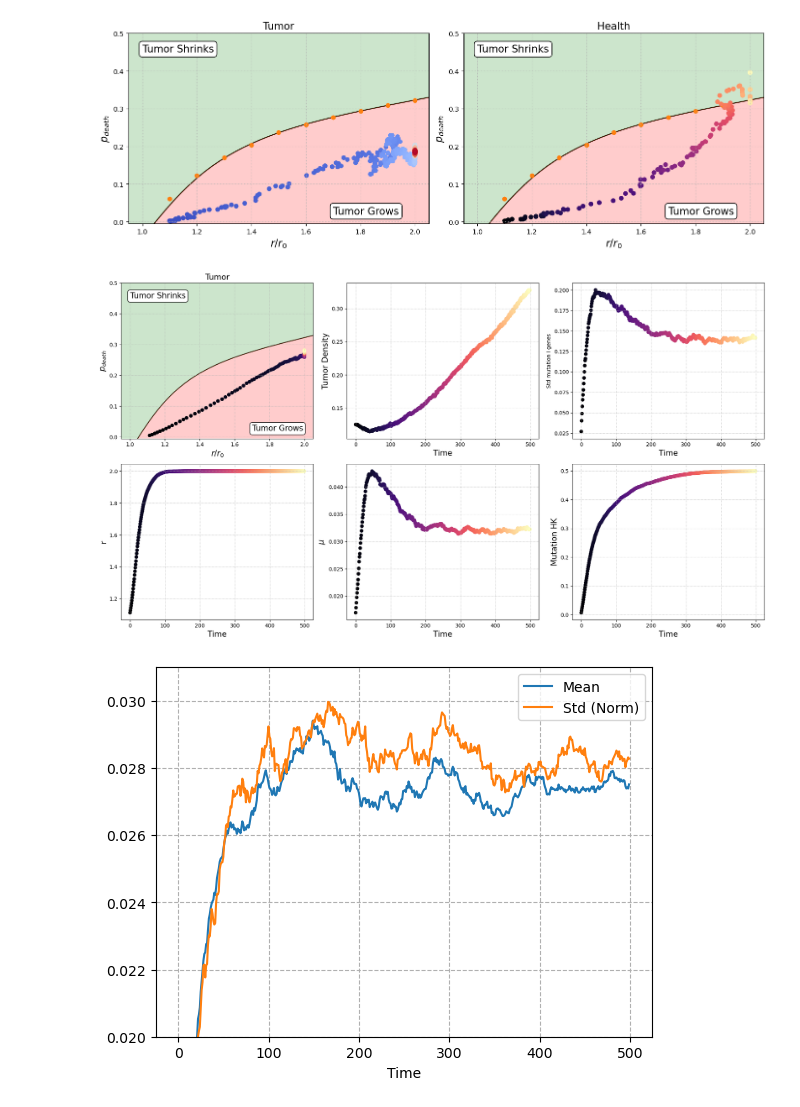
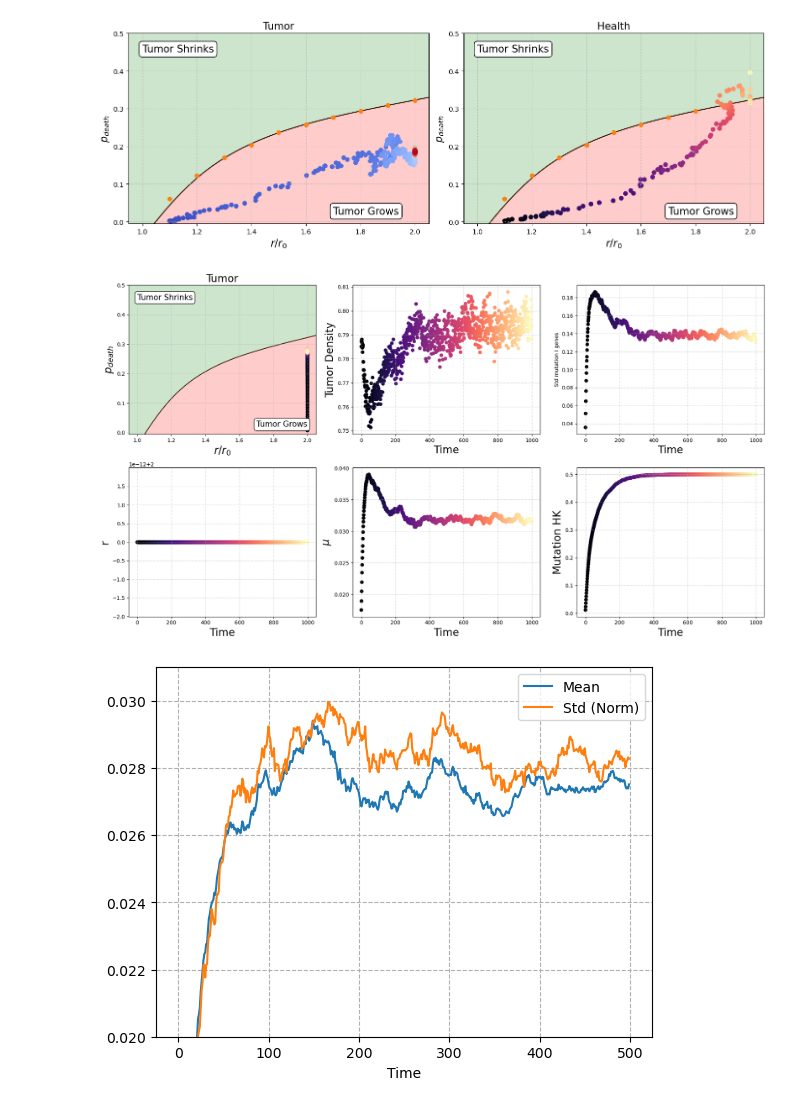
Before and after one commit to francescozambelli/CancerEvo, a Jupyter notebook: analysis.ipynb, the cells around one changed output. Cells and saved outputs as stored; diff of their text form; code cells hidden in the pictures.

```diff
--- a/analysis.ipynb
+++ b/analysis.ipynb
@@ -59,11 +36,0 @@ plt.tight_layout()
-# %%
-_,ax=plt.subplots(2,2,figsize=(8,8))
-ax = ax.flatten()
-sns.heatmap(I_mat, cmap="viridis", ax=ax[0], cbar=False, vmin=0, vmax=1)
-sns.heatmap(O_mat, cmap="viridis", ax=ax[1], cbar=False, vmin=0, vmax=1)
-sns.heatmap(S_mat, cmap="viridis", ax=ax[2], cbar=False, vmin=0, vmax=1)
-sns.heatmap(HK_mat, cmap="viridis", ax=ax[3], cbar=False, vmin=0, vmax=1)
-[axi.set_xticks([]) for axi in ax]
-[axi.set_yticks([]) for axi in ax]
-[axi.set_title(tit, fontweight="bold") for axi,tit in zip(ax,["I","O","S","HK"])]
-plt.tight_layout()
@@ -384,7 +222,8 @@ plt.show()
 def dyn_state(r,r0,mu,k,N):
     return r/r0, (1-(1-mu)**(2*k*N)*(1-mu**2)**(N*(1-2*k)))
 # %%
+### Data on phase diagram ###
+
 r_prop_list = [1.0, 1.1, 1.2, 1.3, 1.4, 1.5, 1.6, 1.7, 1.8, 1.9, 2.0]
-results = [-0.6101874390439277, 0.6226682669930774, 1.2917773010287472, 1.8387745389776091, 2.2434712898547584, 2.660774128739252, 2.9356429157955044, 3.1821620335205547, 3.4130647650803505, 3.625270864316522, 3.8084414875435573]
-results = np.array(results)
+results = np.array([-0.6101874390439277, 0.6226682669930774, 1.2917773010287472, 1.8387745389776091, 2.2434712898547584, 2.660774128739252, 2.9356429157955044, 3.1821620335205547, 3.4130647650803505, 3.625270864316522, 3.8084414875435573])
 p_die_data = [(1-(1-m*1e-2)**(10)) for m in results]
@@ -498,11 +327,14 @@ k = np.concatenate([k,k_1,k_2,k_3])
 t = np.concatenate([t,t_1,t_2,t_3])
 """
 # %%
-rs = np.loadtxt("../Data/CancerEvo/single/4_r_1.txt")
-mus = np.loadtxt("../Data/CancerEvo/single/4_m_1.txt")
-k = np.loadtxt("../Data/CancerEvo/single/4_k_1.txt")
-t = np.loadtxt("../Data/CancerEvo/single/4_t_1.txt")
-mstd = np.loadtxt("../Data/CancerEvo/single/4_mstd_1.txt")
+#### Study of dynamics ####
+###########################
+
+rs = np.loadtxt("../Data/CancerEvo/single/r_full.txt")
+mus = np.loadtxt("../Data/CancerEvo/single/m_full.txt")
+k = np.loadtxt("../Data/CancerEvo/single/k_full.txt")
+t = np.loadtxt("../Data/CancerEvo/single/t_full.txt")
+mstd = np.loadtxt("../Data/CancerEvo/single/mstd_full.txt")
 
 p_die = [(1-(1-m)**(10)) for m in mus]
 r0=2e-1
@@ -513,48 +345,48 @@ spl = make_smoothing_spline(r_prop_list, p_die_data, lam=0.001)
 x_new = np.linspace(0.8,2.2,50)
 ax[0].plot(x_new, spl(x_new), color="k", zorder=0)
 ax[0].fill_between(x_new, spl(x_new),max(spl(x_new))*1.5, alpha=0.2, color="green")
 ax[0].fill_between(x_new, -1, spl(x_new), alpha=0.2, color="red")
 
 points = np.array([dyn_state(r=r, r0=r0, mu=mu, k=k, N=N) for r,mu,k in zip(rs,mus,k)])
 ax[0].scatter(*points.T, c=np.linspace(0,1,len(points)), cmap="magma", label="Tumor")
 
 ax[1].scatter(np.arange(len(t)), t, c=np.arange(len(t)), cmap="magma", zorder=0)
 #ax[2].scatter(np.arange(len(t)), [spl(rsi/r0)-p_d for rsi,p_d in zip(rs, points[:,1])], c=np.arange(len(t)), cmap="magma", zorder=0)
 #ax[2].hlines(0,0,len(t), color="red", ls="--")
 ax[2].scatter(np.arange(len(t)), mstd, c=np.arange(len(t)), cmap="magma", zorder=0)
 ax[3].scatter(np.arange(len(t)), rs/r0, c=np.arange(len(t)), cmap="magma", zorder=0)
 ax[4].scatter(np.arange(len(t)), mus, c=np.arange(len(t)), cmap="magma", zorder=0)
 ax[5].scatter(np.arange(len(t)), k, c=np.arange(len(t)), cmap="magma", zorder=0)
 
 
-
-ax[0].set_xlabel(r"$r/r_0$", fontsize=15)
-ax[0].set_ylabel(r"$p_{death}$", fontsize=15)
-ax[1].set_xlabel("Time", fontsize=15)
-ax[1].set_ylabel("Tumor Density", fontsize=15)
-ax[2].set_xlabel("Time", fontsize=15)
-#ax[2].set_ylabel(r"$p_{die,exp}-p_{die,true}$", fontsize=15)
+fontsize = 20
+ax[0].set_xlabel(r"$r/r_0$", fontsize=fontsize)
+ax[0].set_ylabel(r"$p_{death}$", fontsize=fontsize)
+ax[1].set_xlabel("Time", fontsize=fontsize)
+ax[1].set_ylabel("Tumor Density", fontsize=fontsize)
+ax[2].set_xlabel("Time", fontsize=fontsize)
+#ax[2].set_ylabel(r"$p_{die,exp}-p_{die,true}$", fontsize=25)
 ax[2].set_ylabel("Std mutation I genes")
-ax[3].set_xlabel("Time", fontsize=15)
-ax[3].set_ylabel("r", fontsize=15)
-ax[4].set_xlabel("Time", fontsize=15)
-ax[4].set_ylabel(r"$\mu$", fontsize=15)
-ax[5].set_xlabel("Time", fontsize=15)
-ax[5].set_ylabel("Mutation HK", fontsize=15)
+ax[3].set_xlabel("Time", fontsize=fontsize)
+ax[3].set_ylabel("r", fontsize=fontsize)
+ax[4].set_xlabel("Time", fontsize=fontsize)
+ax[4].set_ylabel(r"$\mu$", fontsize=fontsize)
+ax[5].set_xlabel("Time", fontsize=fontsize)
+ax[5].set_ylabel("Mutation HK", fontsize=fontsize)
 
 ax[0].set_xlim([0.95,2.05])
 ax[0].set_ylim([-0.005,0.5])
 #plt.legend()
 [axi.grid(ls=":") for axi in ax]
-ax[0].set_title("Tumor", fontsize=15)
+ax[0].set_title("Tumor", fontsize=fontsize)
 #plt.colorbar(imh, label="Progression")
 #plt.colorbar(imt)
 ax[0].text(1,0.45,"Tumor Shrinks", bbox=dict(facecolor='white', edgecolor='black', boxstyle='round,pad=0.3'), fontsize=15)
 ax[0].text(1.7,0.02,"Tumor Grows", bbox=dict(facecolor='white', edgecolor='black', boxstyle='round,pad=0.3'), fontsize=15)
 plt.tight_layout()
 #plt.savefig("../CancerEvo/images/diag_2traj_nofluct_2_1.png")
 # %% [output]
-[figure, old version]
+[figure, new version]
 # %%
 plt.plot(np.arange(500), mus, label="Mean")
 plt.plot(mstd/5, label="Std (Norm)")
```
Also changed, not shown: parts of 35 cells of this notebook, 1 other file.
